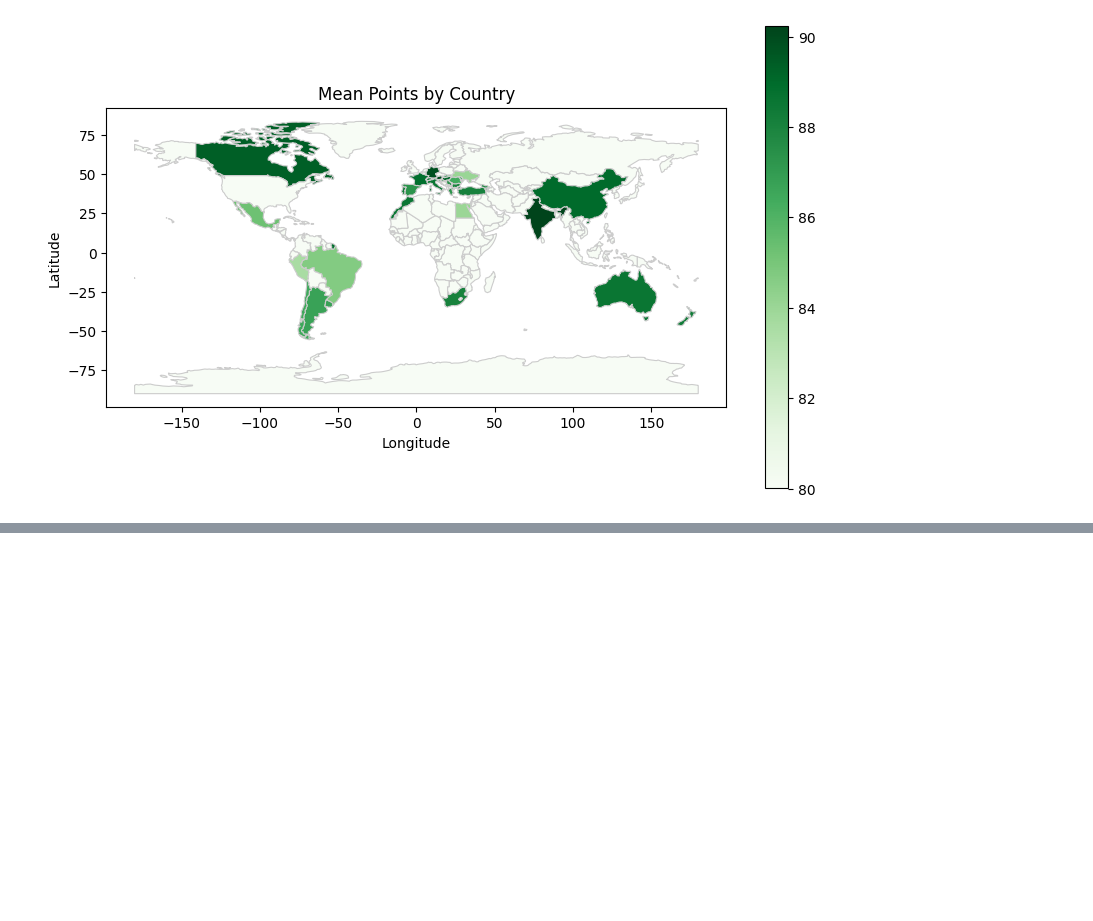
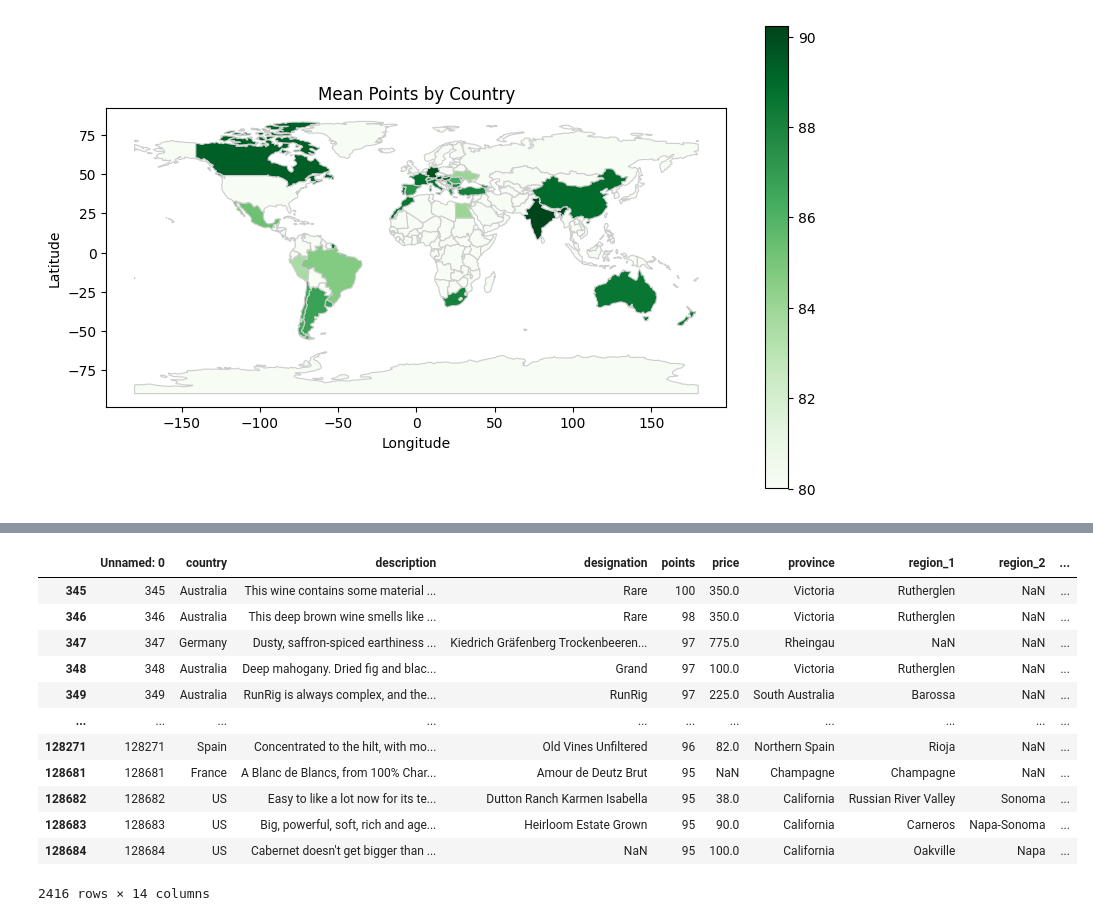
Before and after one commit to dilara444/TechLabsDUS_WineNot, a Jupyter notebook: notebooks/Katya-notebook.ipynb, the cells around one changed output, grey strips where cells are left out. Drawn from its saved outputs; the diff is of its cells as text; code cells hidden in the pictures; blank space fills up the shorter version.

```diff
--- a/notebooks/Katya-notebook.ipynb
+++ b/notebooks/Katya-notebook.ipynb
@@ -187,0 +237,20 @@ display('Map_mean_points.png')
+# %%
+# Filter the rows where 'points' column equals 100
+filtered_df = wine_df[wine_df['points'] >= 95]
+
+# Display the filtered DataFrame
+display(filtered_df)
+# %% [output]
+|  | Unnamed: 0 | country | description | designation | points | price | province | region_1 | region_2 | ... |
+| 345 | 345 | Australia | This wine contains some material ... | Rare | 100 | 350.0 | Victoria | Rutherglen | NaN | ... |
+| 346 | 346 | Australia | This deep brown wine smells like ... | Rare | 98 | 350.0 | Victoria | Rutherglen | NaN | ... |
+| 347 | 347 | Germany | Dusty, saffron-spiced earthiness ... | Kiedrich Gräfenberg Trockenbeeren... | 97 | 775.0 | Rheingau | NaN | NaN | ... |
+| 348 | 348 | Australia | Deep mahogany. Dried fig and blac... | Grand | 97 | 100.0 | Victoria | Rutherglen | NaN | ... |
+| 349 | 349 | Australia | RunRig is always complex, and the... | RunRig | 97 | 225.0 | South Australia | Barossa | NaN | ... |
+| ... | ... | ... | ... | ... | ... | ... | ... | ... | ... | ... |
+| 128271 | 128271 | Spain | Concentrated to the hilt, with mo... | Old Vines Unfiltered | 96 | 82.0 | Northern Spain | Rioja | NaN | ... |
+| 128681 | 128681 | France | A Blanc de Blancs, from 100% Char... | Amour de Deutz Brut | 95 | NaN | Champagne | Champagne | NaN | ... |
+| 128682 | 128682 | US | Easy to like a lot now for its te... | Dutton Ranch Karmen Isabella | 95 | 38.0 | California | Russian River Valley | Sonoma | ... |
+| 128683 | 128683 | US | Big, powerful, soft, rich and age... | Heirloom Estate Grown | 95 | 90.0 | California | Carneros | Napa-Sonoma | ... |
+| 128684 | 128684 | US | Cabernet doesn't get bigger than ... | NaN | 95 | 100.0 | California | Oakville | Napa | ... |
+2416 rows × 14 columns
```
Also changed, not shown: parts of 3 cells of this notebook.
